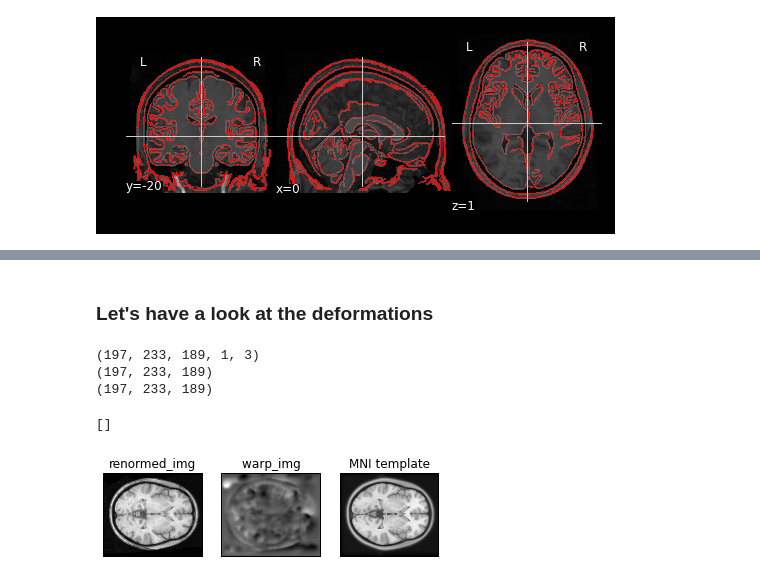
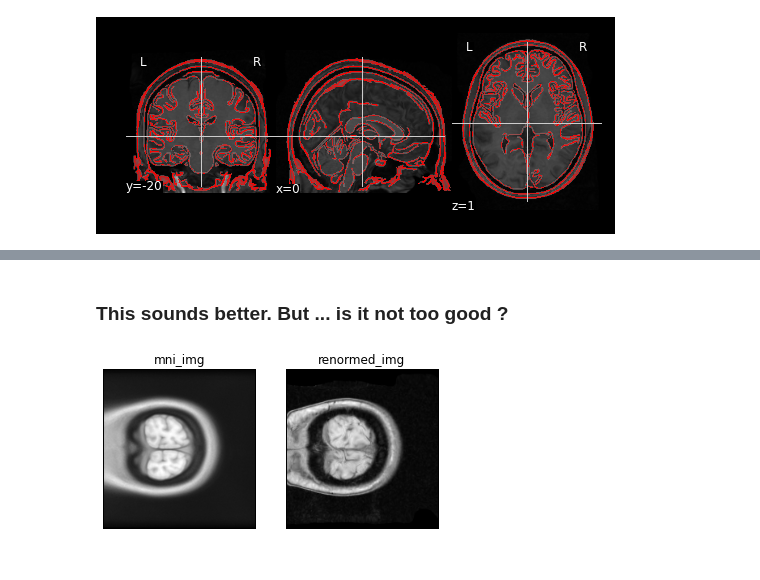
Before and after one commit to practical-neuroimaging/pna-notebooks, a Jupyter notebook: ANTS_normalization.ipynb, the cells around one changed output, grey strips where cells are left out. Drawn from its saved outputs; the diff is of its cells as text; code cells hidden in the pictures.

```diff
--- a/ANTS_normalization.ipynb
+++ b/ANTS_normalization.ipynb
@@ -97,3 +111,3 @@ For ANTS to work properly, we will write a new copy with a proper affine.  In fa
 # %%
 fixnifti.fixup_nifti_file(anat_fname)
-fixed_fname = os.path.join(DATA_PATH, 'sub001', 'anatomy', 'fhighres001.nii.gz')
+fixed_fname = os.path.join(DATA_PATH, 'fhighres001.nii.gz')
@@ -257,17 +223,23 @@ print normed_img.get_affine, normed_img.shape
 # %% [markdown]
 ### Cut his neck (a good French tradition)
 # %%
-anat_path = os.path.join(PNA_PATH, 'my_fixed_anat.nii')
-anat_img = nib.load(anat_path)
+#PNA_PATH = '/home/jb/code/pna-notebooks'
+#fixed_fname = os.path.join(PNA_PATH, 'my_fixed_anat.nii')
+#fixed_img = nib.load(fixed_fname)
 
-data = anat_img.get_data()
-aff = anat_img.get_affine().copy()
+data = fixed_img.get_data()
+aff = fixed_img.get_affine().copy()
+
+# cut from z=40 to z=225
 lz, hz = 40, 225
+
 data_cut_neck = data[:,:,lz:hz]
 aff[2,3] = -(hz-lz)/2. # put the origin in the middle of the z
 print aff
+
 cut_neck_fname = os.path.join(PNA_PATH,"neck_cut.nii.gz")
 cut_neck_img = nib.Nifti1Pair(data_cut_neck, aff)
+
 nib.save(cut_neck_img, cut_neck_fname)
 # %% [output]
 [[  -1.20000005    0.            0.           73.80000305]
@@ -351,6 +309,6 @@ output direction: -1 0 0
 # %%
-renormed_path = os.path.join(PNA_PATH, 'from_rigid_deformed.nii.gz')
-renormed_img = nib.load(renormed_path)
+renormed_fname = os.path.join(PNA_PATH, 'from_rigid_deformed.nii.gz')
+renormed_img = nib.load(renormed_fname)
 
 slicer = viz.plot_anat(renormed_img.get_data(), renormed_img.get_affine(), dim=.2, black_bg=True)
 slicer.edge_map(mni_img.get_data(), mni_img.get_affine())
@@ -378,35 +317,7 @@ ax2.get_yaxis().set_ticks([])
-# %% [markdown]
-### Let's have a look at the deformations
-# %%
-# load the deformation maps
-# use slice objects
-
-warp_path = os.path.join(PNA_PATH, 'from_rigid_Warp.nii.gz')
-warp_img = nib.load(warp_path)
-print warp_img.shape
-print renormed_img.shape
-print mni_img.shape
-
-
-fig, (ax1, ax2, ax3) = plt.subplots(1,3)
-
-ax1.imshow(renormed_img.get_data()[:, :, 70], cmap="gray")
-ax1.set_title("renormed_img")
-ax1.get_xaxis().set_ticks([])
-ax1.get_yaxis().set_ticks([])
-
-ax2.imshow(warp_img.get_data()[:, :, 70, 0, 0], cmap="gray")
-ax2.set_title("warp_img ")
-ax2.get_xaxis().set_ticks([])
-ax2.get_yaxis().set_ticks([])
-
-ax3.imshow(mni_img.get_data()[:, :, 70], cmap="gray")
-ax3.set_title("MNI template")
-ax3.get_xaxis().set_ticks([])
-ax3.get_yaxis().set_ticks([])
-# %% [output]
-(197, 233, 189, 1, 3)
-(197, 233, 189)
-(197, 233, 189)
-[]
-[figure, removed]
+# %% [markdown]
+### This sounds better. But ... is it not too good ?
+# %%
+pos = (slice(None),40,slice(None))
+show_imgs(2, [mni_img, renormed_img], pos, ['mni_img', 'renormed_img'])
+# %% [output]
+[figure, added]
```
Also changed, not shown: parts of 45 cells of this notebook.
